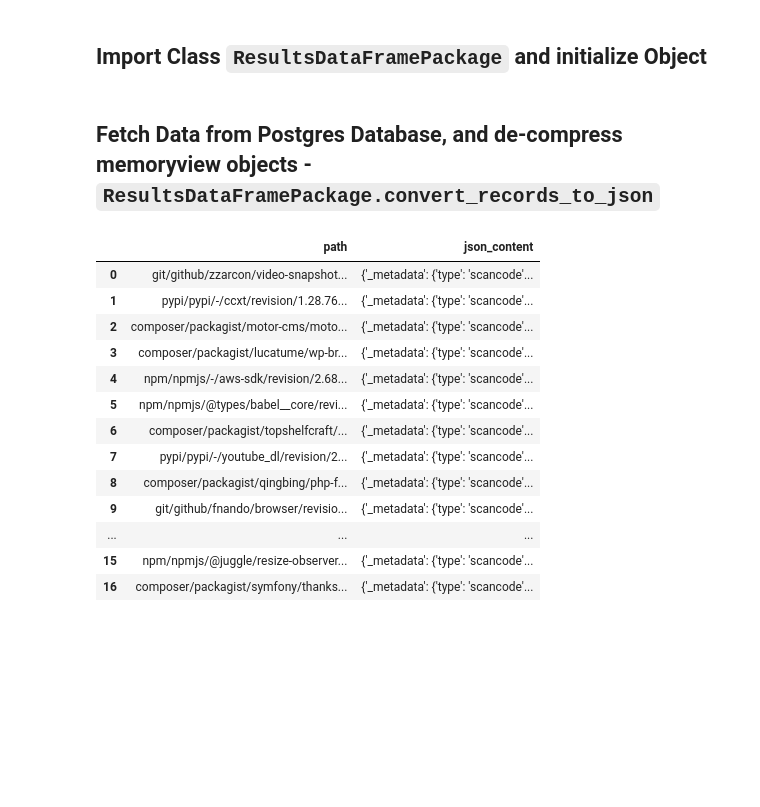
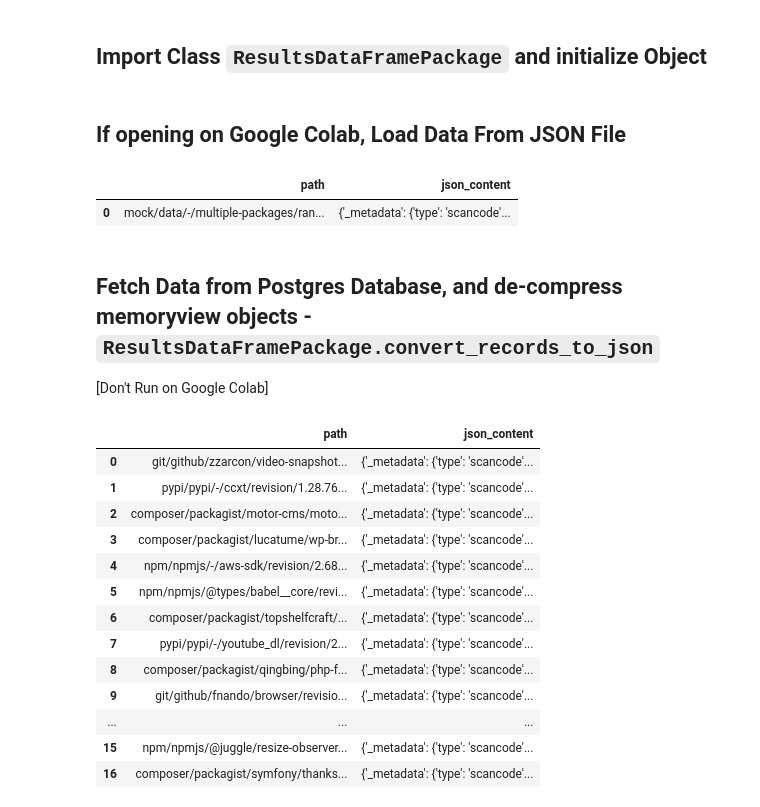
Before and after one commit to aboutcode-org/scancode-analyzer, a Jupyter notebook: src/notebooks/load_results_package.ipynb, the cells around one changed output. Drawn from its saved outputs; the diff is of its cells as text; code cells hidden in the pictures; blank space fills up the shorter version.

```diff
--- a/src/notebooks/load_results_package.ipynb
+++ b/src/notebooks/load_results_package.ipynb
@@ -41,6 +42,20 @@ sys.path.append('/home/ayan/Desktop/nexB/gsoc20/scancode-results-analyzer/src')
 # %%
 from results_analyze.load_results_package import ResultsDataFramePackage
 pkg_class = ResultsDataFramePackage()
+# %% [markdown]
+## If opening on Google Colab, Load Data From JSON File
+# %%
+json_filename = "lic_scancode_before.json"
+json_filepath = os.path.join(pkg_class.json_input_dir, json_filename)
+mock_metadata_filepath = os.path.join(pkg_class.json_input_dir, pkg_class.mock_metadata_filename)
+# %%
+path_json_dataframe = pkg_class.mock_db_data_from_json(json_filepath, mock_metadata_filepath)
+path_json_dataframe
+# %% [output]
+|  | path | json_content |
+| 0 | mock/data/-/multiple-packages/ran... | {'_metadata': {'type': 'scancode'... |
 # %% [markdown]
 ## Fetch Data from Postgres Database, and de-compress memoryview objects - `ResultsDataFramePackage.convert_records_to_json`
+
+[Don't Run on Google Colab]
 # %%
```
Also changed, not shown: parts of 19 cells of this notebook, 5 other files.
